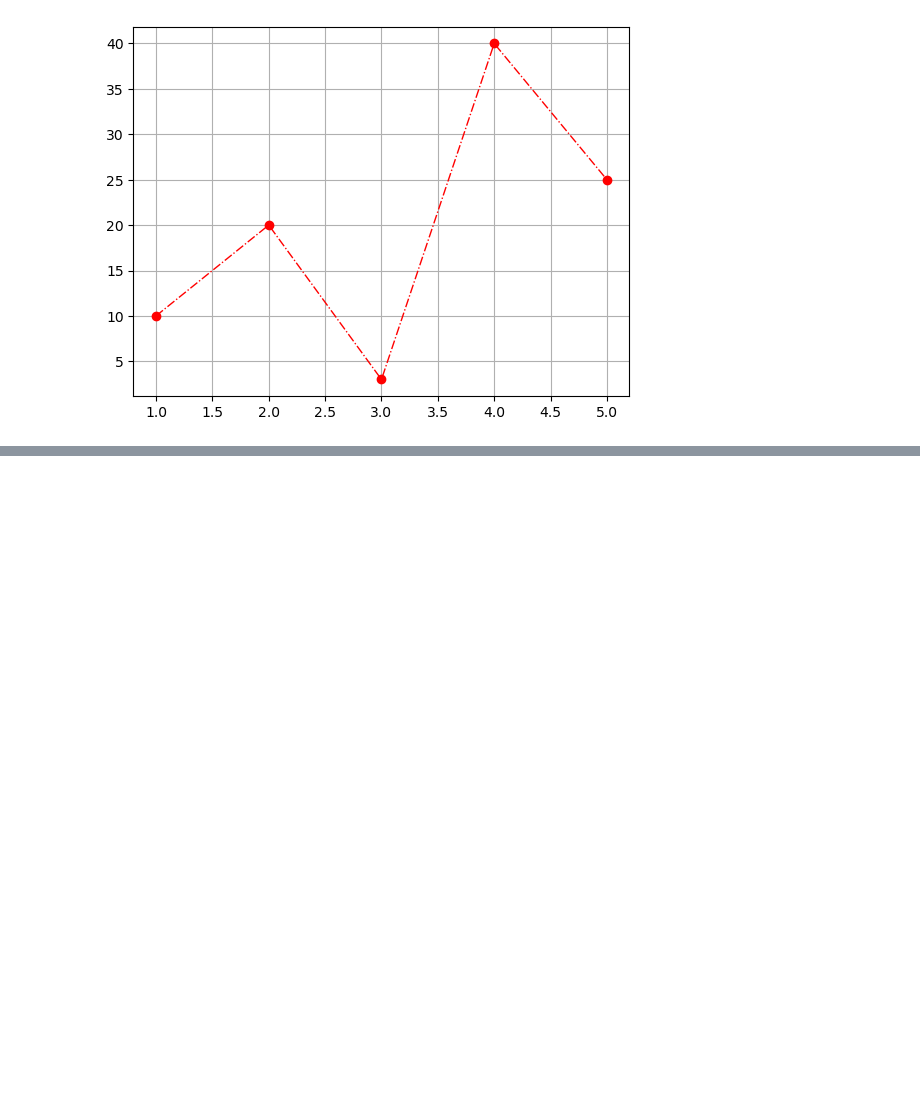
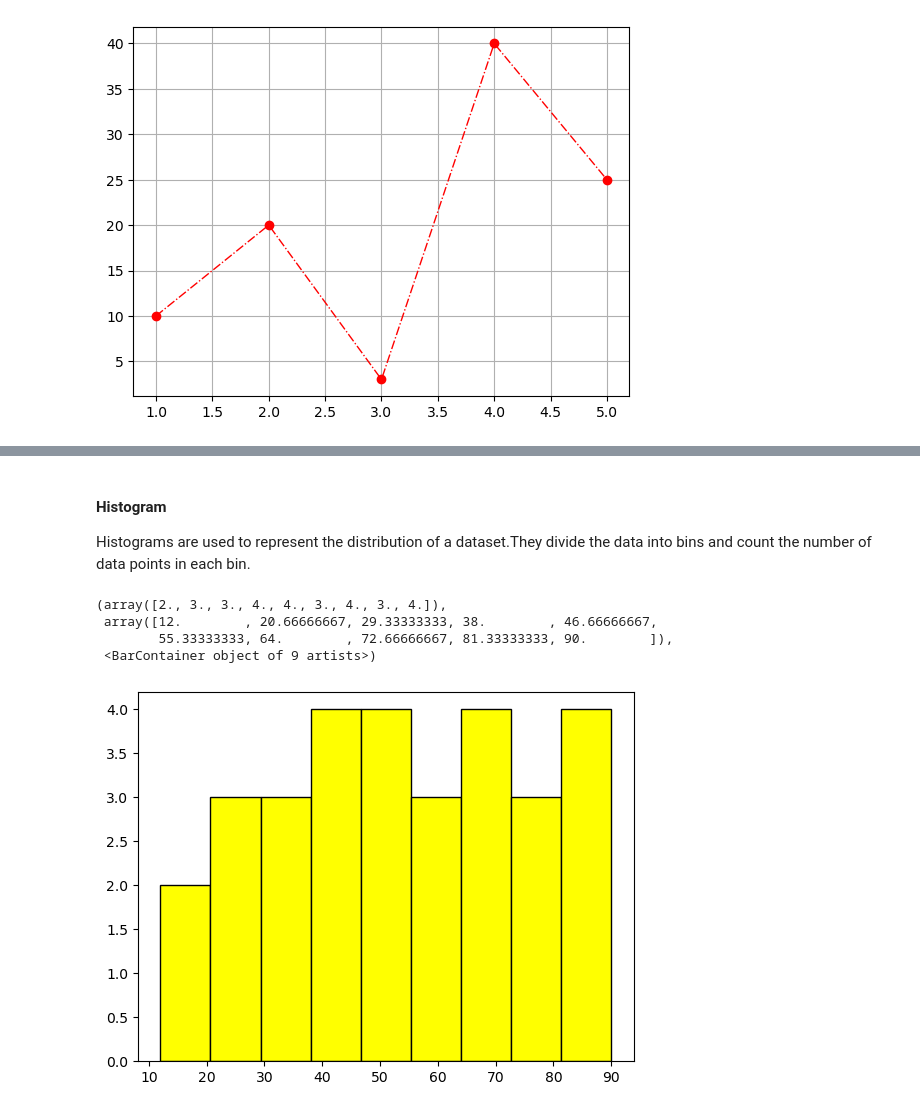
Before and after one commit to ankit-yadav9834/ML-playground-, a Jupyter notebook: Data Analysis with Python/matplotlib.ipynb, the cells around one changed output, grey strips where cells are left out. Cells and saved outputs as stored; diff of their text form; code cells hidden in the pictures; blank space fills up the shorter version.

```diff
--- a/Data Analysis with Python/matplotlib.ipynb
+++ b/Data Analysis with Python/matplotlib.ipynb
@@ -39,0 +80,16 @@ plt.grid(True)
+# %% [markdown]
+#### Histogram
+
+Histograms are used to represent the distribution of a dataset.They divide the data into bins and count the number of data points in each bin.
+# %%
+data = [12, 18, 22, 25, 27, 30, 33, 35, 38, 40,42, 45, 47, 50, 52, 55, 58, 60, 62, 65,68, 70, 72, 75, 78, 80, 82, 85, 88, 90]
+
+# Create histogram
+
+plt.hist(data, bins=9, color='yellow',edgecolor= 'black')
+# %% [output]
+(array([2., 3., 3., 4., 4., 3., 4., 3., 4.]),
+ array([12.        , 20.66666667, 29.33333333, 38.        , 46.66666667,
+        55.33333333, 64.        , 72.66666667, 81.33333333, 90.        ]),
+ <BarContainer object of 9 artists>)
+[figure, added]
```
Also changed, not shown: parts of 10 cells of this notebook, 7 other files.
